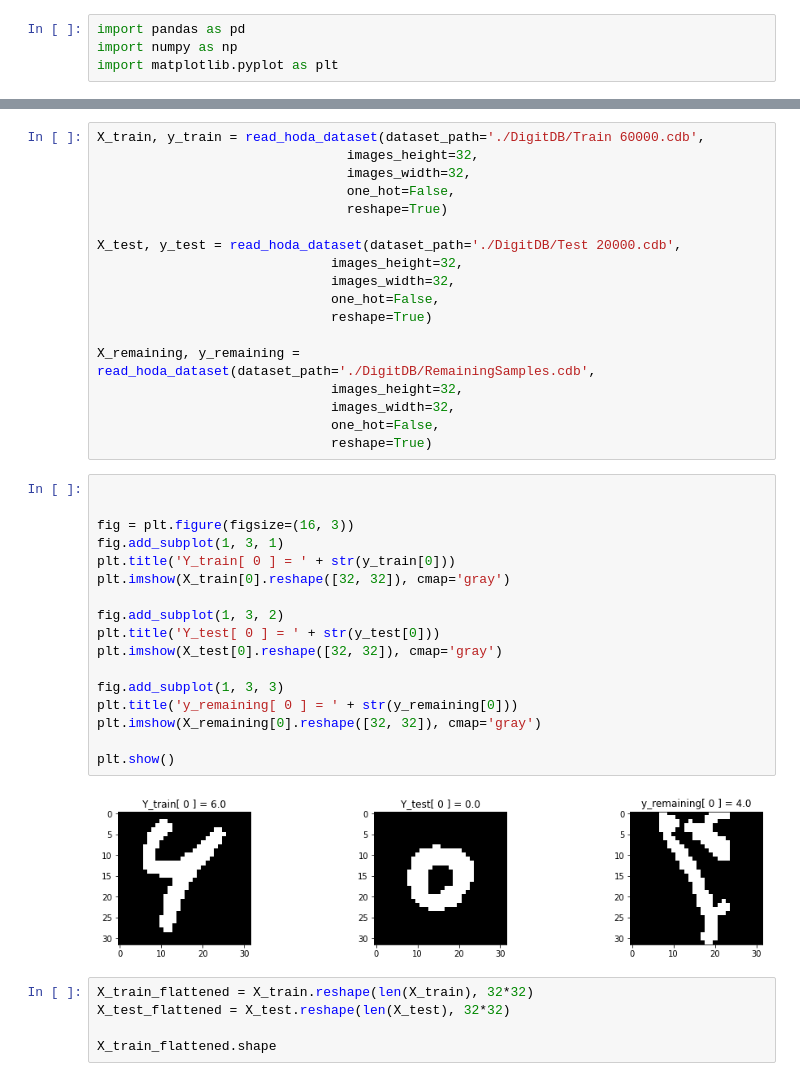
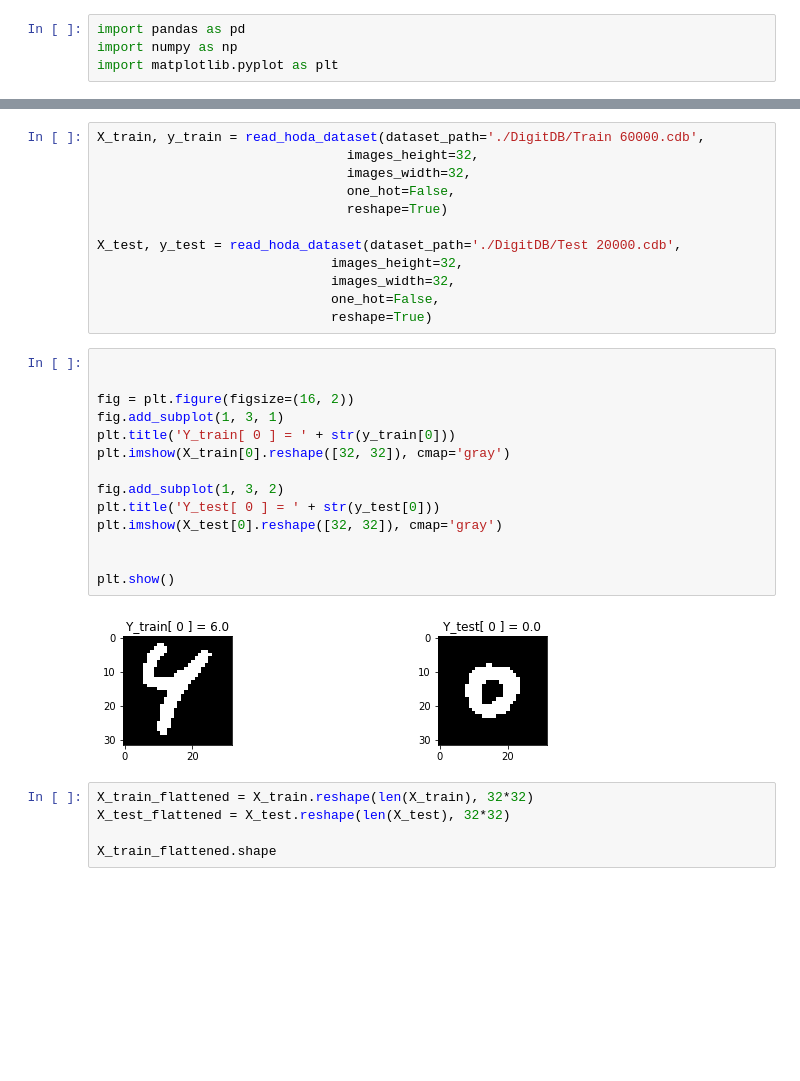
Before and after one commit to mahdialipoo/mid_AI, a Jupyter notebook: Q2.ipynb, the cells around one changed output, grey strips where cells are left out. Saved outputs shown, nothing was run; the diff lists cells and outputs as text; blank space fills up the shorter version.

```diff
--- a/Q2.ipynb
+++ b/Q2.ipynb
@@ -182,31 +176,22 @@ X_test, y_test = read_hoda_dataset(dataset_path='./DigitDB/Test 20000.cdb',
                               images_width=32,
                               one_hot=False,
                               reshape=True)
-
-X_remaining, y_remaining = read_hoda_dataset(dataset_path='./DigitDB/RemainingSamples.cdb',
-                              images_height=32,
-                              images_width=32,
-                              one_hot=False,
-                              reshape=True)
 # %%
 
 
-fig = plt.figure(figsize=(16, 3))
+fig = plt.figure(figsize=(16, 2))
 fig.add_subplot(1, 3, 1)
 plt.title('Y_train[ 0 ] = ' + str(y_train[0]))
 plt.imshow(X_train[0].reshape([32, 32]), cmap='gray')
 
 fig.add_subplot(1, 3, 2)
 plt.title('Y_test[ 0 ] = ' + str(y_test[0]))
 plt.imshow(X_test[0].reshape([32, 32]), cmap='gray')
 
-fig.add_subplot(1, 3, 3)
-plt.title('y_remaining[ 0 ] = ' + str(y_remaining[0]))
-plt.imshow(X_remaining[0].reshape([32, 32]), cmap='gray')
 
 plt.show()
 # %% [output]
-[figure, old version]
+[figure, new version]
 # %%
 X_train_flattened = X_train.reshape(len(X_train), 32*32)
 X_test_flattened = X_test.reshape(len(X_test), 32*32)
```
Also changed, not shown: parts of 1 cell of this notebook, 4 other files.
